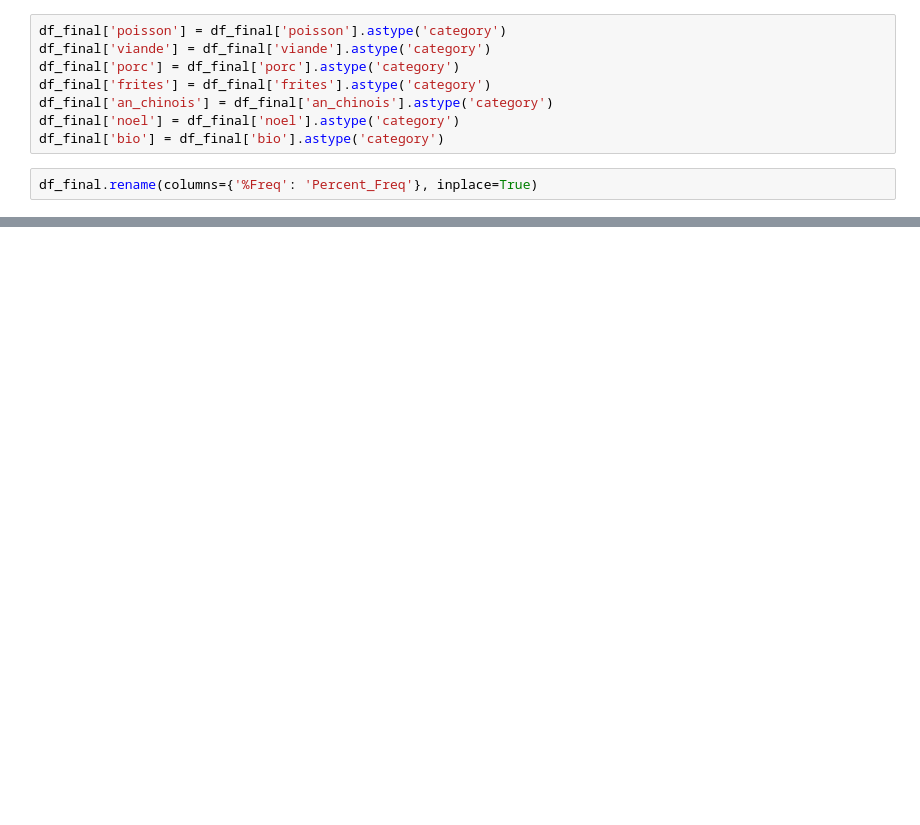
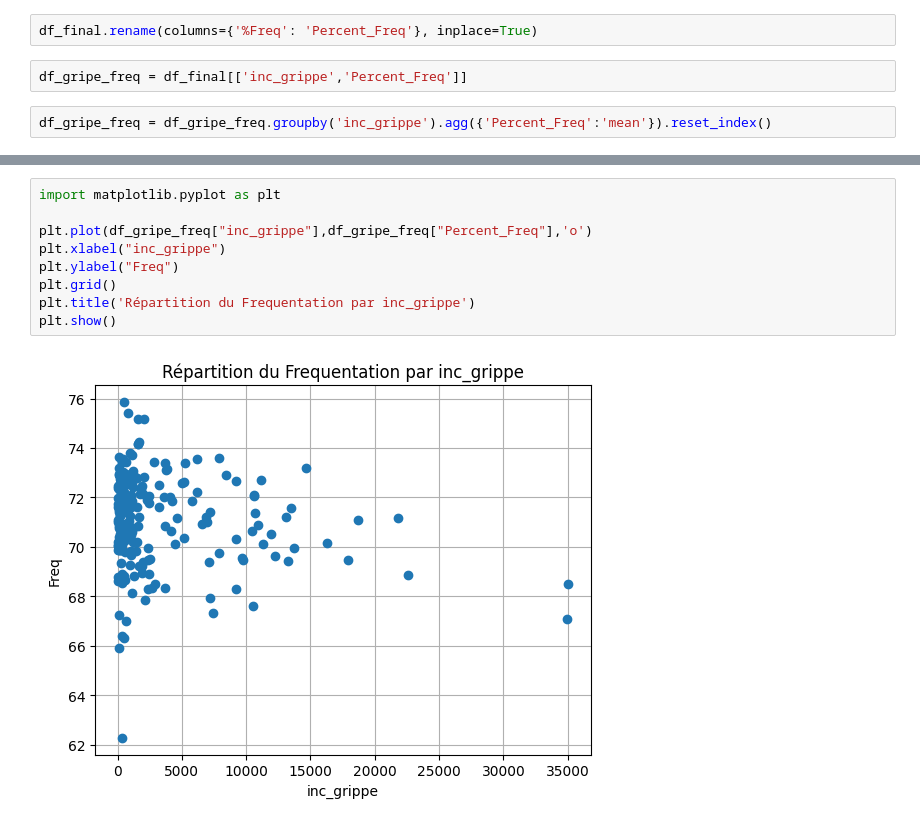
Before and after one commit to Atigou-bah/Projet-Data-Cantine, a Jupyter notebook: Projet sur la fréquentation des cantines scolaires.ipynb, the cells around one changed output, grey strips where cells are left out. Drawn from its saved outputs; the diff is of its cells as text; blank space fills up the shorter version.

```diff
--- a/Projet sur la fréquentation des cantines scolaires.ipynb
+++ b/Projet sur la fréquentation des cantines scolaires.ipynb
@@ -670,13 +650,9 @@ plt.yticks(fontsize=10)
 plt.show()
 # %% [output]
 [figure]
-# %%
-df_final['poisson'] = df_final['poisson'].astype('category')
-df_final['viande'] = df_final['viande'].astype('category')
-df_final['porc'] = df_final['porc'].astype('category')
-df_final['frites'] = df_final['frites'].astype('category')
-df_final['an_chinois'] = df_final['an_chinois'].astype('category')
-df_final['noel'] = df_final['noel'].astype('category')
-df_final['bio'] = df_final['bio'].astype('category')
 # %%
 df_final.rename(columns={'%Freq': 'Percent_Freq'}, inplace=True)
+# %%
+df_gripe_freq = df_final[['inc_grippe','Percent_Freq']]
+# %%
+df_gripe_freq = df_gripe_freq.groupby('inc_grippe').agg({'Percent_Freq':'mean'}).reset_index()
@@ -682,0 +675,11 @@ df_final.rename(columns={'%Freq': 'Percent_Freq'}, inplace=True)
+# %%
+import matplotlib.pyplot as plt
+
+plt.plot(df_gripe_freq["inc_grippe"],df_gripe_freq["Percent_Freq"],'o')
+plt.xlabel("inc_grippe")
+plt.ylabel("Freq")
+plt.grid()
+plt.title('Répartition du Frequentation par inc_grippe')
+plt.show()
+# %% [output]
+[figure, added]
```
Also changed, not shown: parts of 33 cells of this notebook.
